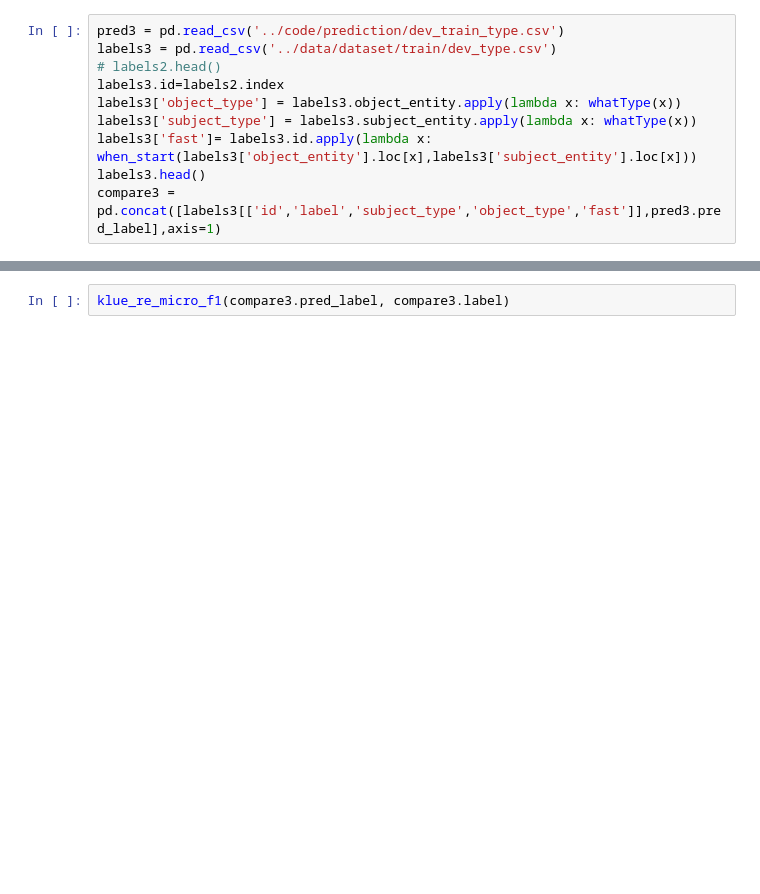
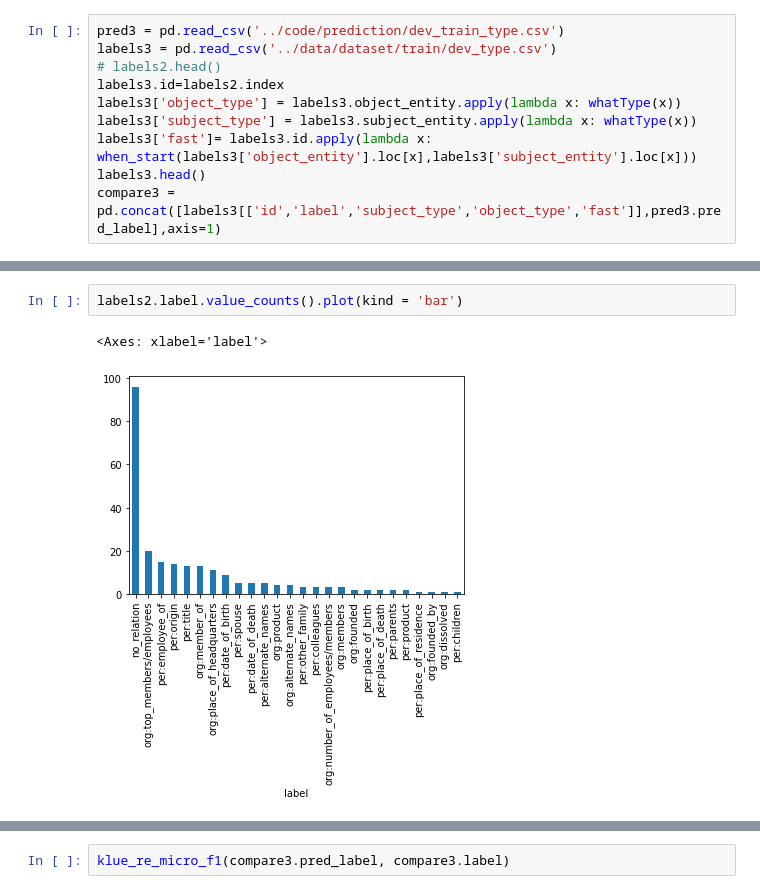
Before and after one commit to SangGank/bc_project2, a Jupyter notebook: dataAnalysis/resultAnalysis.ipynb, the cells around one changed output, grey strips where cells are left out. Cells and saved outputs as stored; diff of their text form; blank space fills up the shorter version.

```diff
--- a/dataAnalysis/resultAnalysis.ipynb
+++ b/dataAnalysis/resultAnalysis.ipynb
@@ -543,0 +549,5 @@ compare3 = pd.concat([labels3[['id','label','subject_type','object_type','fast']
+# %%
+labels2.label.value_counts().plot(kind = 'bar')
+# %% [output]
+<Axes: xlabel='label'>
+[figure, added]
```
Also changed, not shown: parts of 30 cells of this notebook, 4 other files.
